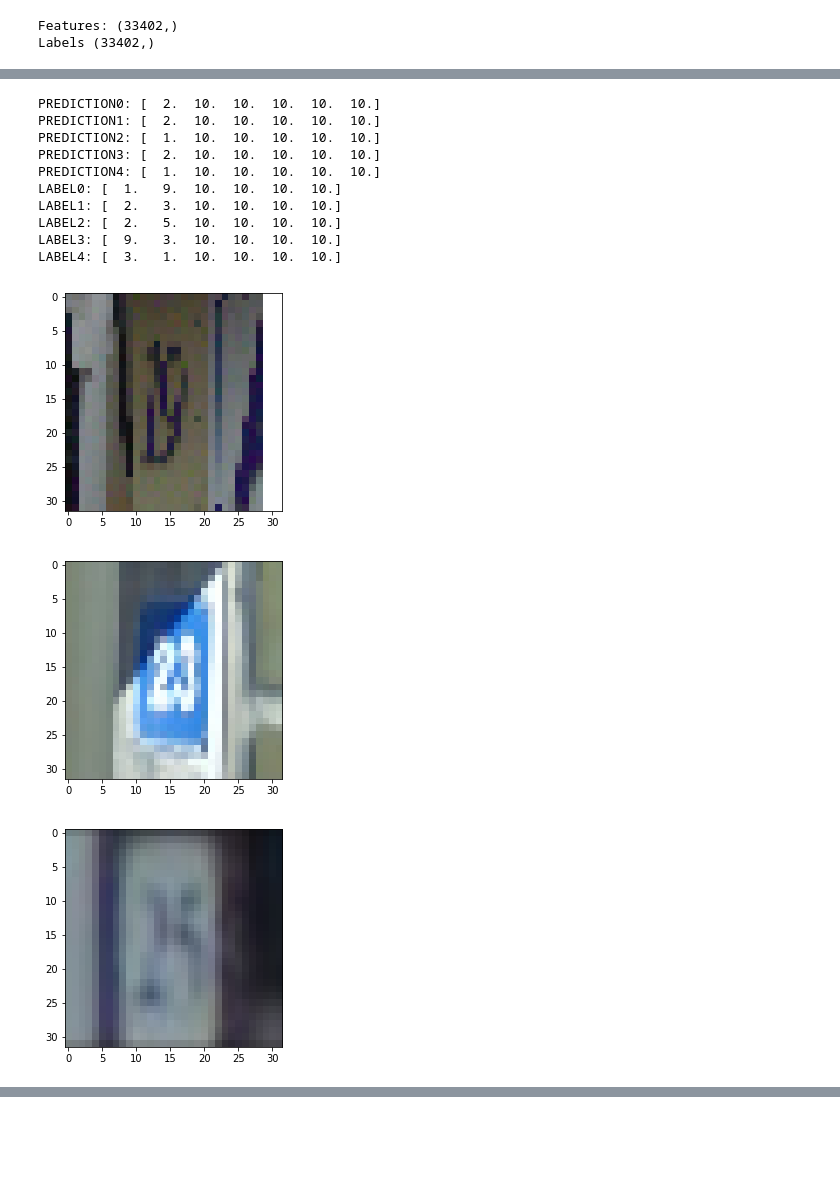
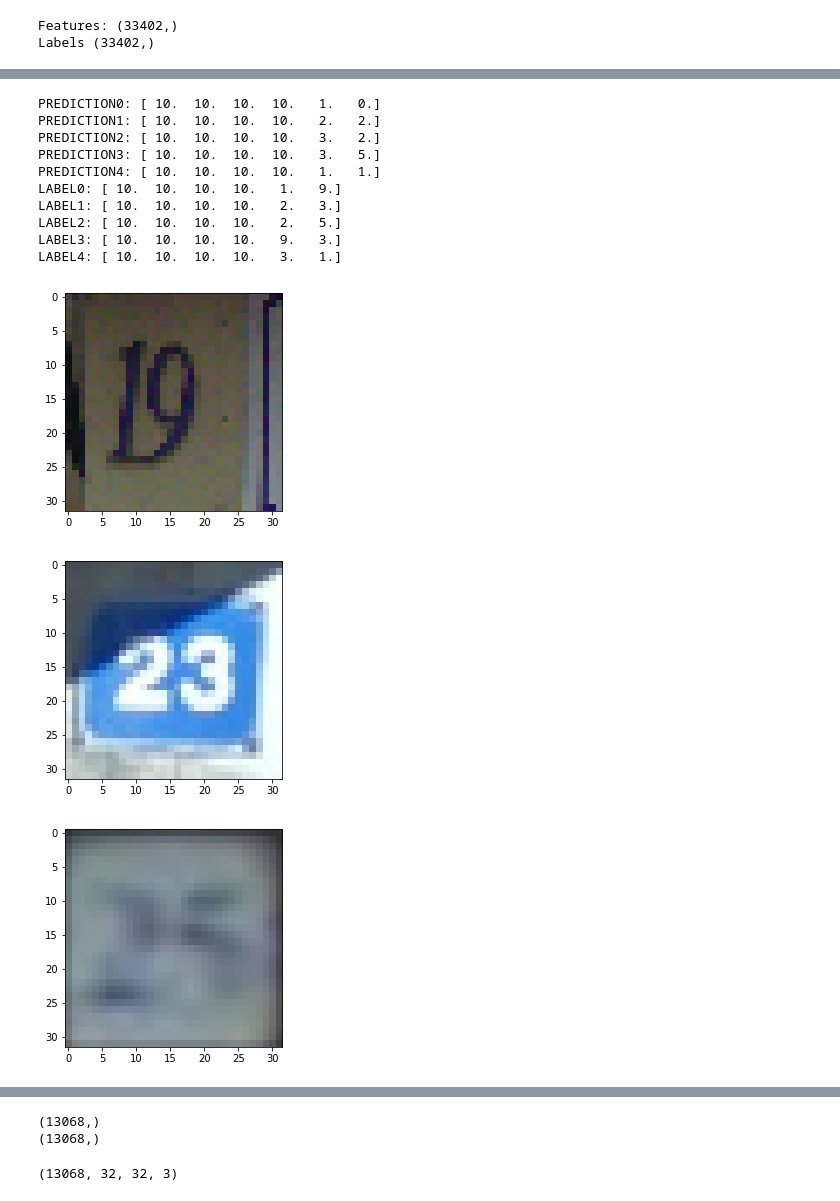
Before and after one commit to danielhallinan88/udacity_capstone, a Jupyter notebook: svhn-multi-digit-ModelAPI-cnn.ipynb, the cells around one changed output, grey strips where cells are left out. Cells and saved outputs as stored; diff of their text form; code cells hidden in the pictures; blank space fills up the shorter version.

```diff
--- a/svhn-multi-digit-ModelAPI-cnn.ipynb
+++ b/svhn-multi-digit-ModelAPI-cnn.ipynb
@@ -96,0 +110,10 @@ print(type(resized_images))
+# %%
+sample = 7
+img   = processed_imgs[sample]
+label = train_labels[sample]
+print(img.shape)
+print(label)
+fig,ax  = plt.subplots(1)
+ax.imshow(img)
+
+plt.show()
@@ -178,19 +189,40 @@ print(reordered_array.shape)
 # %%
-features = resized_images
+features = processed_imgs
+#features = resized_images
 targets = [encoded_labels[:, i] for i in range(6)]
 #targets = encoded_labels
 #targets = padded_labels
-#targets = reordered_array
+
 
 print("INPUT SHAPE: {}".format(features.shape))
 
 inputs_ = Input(shape=(32,32,3))
 x = inputs_
 
-x = Conv2D(32, (3, 3), activation='relu', padding='same')(x)
+x = Conv2D(64, (3, 3), activation='relu', padding='same')(x)
+x = Dropout(0.25)(x)
+x = Conv2D(96, (3, 3), activation='relu', padding='same')(x)
+x = Dropout(0.25)(x)
+x = Conv2D(128, (3, 3), activation='relu', padding='same')(x)
+x = Dropout(0.25)(x)
+#x = Conv2D(160, (3, 3), activation='relu', padding='same')(x)
+#x = Dropout(0.25)(x)
+#x = Conv2D(192, (3, 3), activation='relu', padding='same')(x)
+#x = Dropout(0.25)(x)
+#x = Conv2D(192, (3, 3), activation='relu', padding='same')(x)
+#x = Dropout(0.25)(x)
+#x = Conv2D(192, (3, 3), activation='relu', padding='same')(x)
+#x = Dropout(0.25)(x)
+#x = Conv2D(192, (3, 3), activation='relu', padding='same')(x)
+#x = Dropout(0.25)(x)
+
+"""
+x = Conv2D(64, (3, 3), activation='relu', padding='same')(x)
 x = BatchNormalization()(x)
 x = MaxPooling2D(pool_size=(2, 2))(x)
 x = Dropout(0.25)(x)
+"""
+
 """
 x = Conv2D(48, (3, 3), activation='relu', padding='same')(x)
 x = BatchNormalization()(x)
@@ -209,7 +241,9 @@ x = Dropout(0.25)(x)
 """
 ###########################################
 x = GlobalAveragePooling2D()(x)
+
 #x = Flatten()(x)
+x = Dense(512, activation='relu')(x)
 x = Dense(512, activation='relu')(x)
 
 digit1 = Dense(11, activation='softmax')(x)
@@ -283,44 +317,44 @@ Epoch 10/10
 
 def predict(model, array):
     y_pred = model.predict(array)
     y_pred = np.array(y_pred)
 
     entries = [y_pred[:, i, :] for i in range(y_pred.shape[1])]
 
     all_digits = []
     for entry in entries:
 
         entry_digits = []
         for digit in entry:
             entry_digits.append(np.argmax(digit))
 
         all_digits.append(entry_digits)
 
     return np.array(all_digits).astype('float64')
 
-test_set    = resized_images[:5]
+test_set    = processed_imgs[:5]
 predictions = predict(model, test_set)
 
 for i, prediction in enumerate(predictions):
     print("PREDICTION{}: {}".format(i, prediction))
 
 for i, num in enumerate(test_set):
     print("LABEL{}: {}".format(i, padded_labels[i]))
 
 for img in test_set:
     fig,ax  = plt.subplots(1)
     ax.imshow(img)
 # %% [output]
-PREDICTION0: [  2.  10.  10.  10.  10.  10.]
-PREDICTION1: [  2.  10.  10.  10.  10.  10.]
-PREDICTION2: [  1.  10.  10.  10.  10.  10.]
-PREDICTION3: [  2.  10.  10.  10.  10.  10.]
-PREDICTION4: [  1.  10.  10.  10.  10.  10.]
-LABEL0: [  1.   9.  10.  10.  10.  10.]
-LABEL1: [  2.   3.  10.  10.  10.  10.]
-LABEL2: [  2.   5.  10.  10.  10.  10.]
-LABEL3: [  9.   3.  10.  10.  10.  10.]
-LABEL4: [  3.   1.  10.  10.  10.  10.]
+PREDICTION0: [ 10.  10.  10.  10.   1.   0.]
+PREDICTION1: [ 10.  10.  10.  10.   2.   2.]
+PREDICTION2: [ 10.  10.  10.  10.   3.   2.]
+PREDICTION3: [ 10.  10.  10.  10.   3.   5.]
+PREDICTION4: [ 10.  10.  10.  10.   1.   1.]
+LABEL0: [ 10.  10.  10.  10.   1.   9.]
+LABEL1: [ 10.  10.  10.  10.   2.   3.]
+LABEL2: [ 10.  10.  10.  10.   2.   5.]
+LABEL3: [ 10.  10.  10.  10.   9.   3.]
+LABEL4: [ 10.  10.  10.  10.   3.   1.]
-[figure, old version]
+[figure, new version]
-[figure, old version]
+[figure, new version]
-[figure, old version]
+[figure, new version]
@@ -341,3 +391,9 @@ def get_accuracy(predictions, labels):
 # Testing
 test_features = np.load(os.path.join(data_dir, 'test_picture_features.npy'))
 test_labels   = np.load(os.path.join(data_dir, 'test_picture_labels.npy'))
+
+print(test_features.shape)
+print(test_labels.shape)
+# %% [output]
+(13068,)
+(13068,)
@@ -346,2 +400,8 @@ resized_test_images = resize_32x32(test_features)
+# %%
+#resized_test_images = resize_32x32(test_features)
+resized_test_images = preprocess(test_features)
+print(resized_test_images.shape)
+# %% [output]
+(13068, 32, 32, 3)
 # %%
 test_predictions = predict(model, resized_test_images)
```
Also changed, not shown: parts of 20 cells of this notebook, 7 other files.
